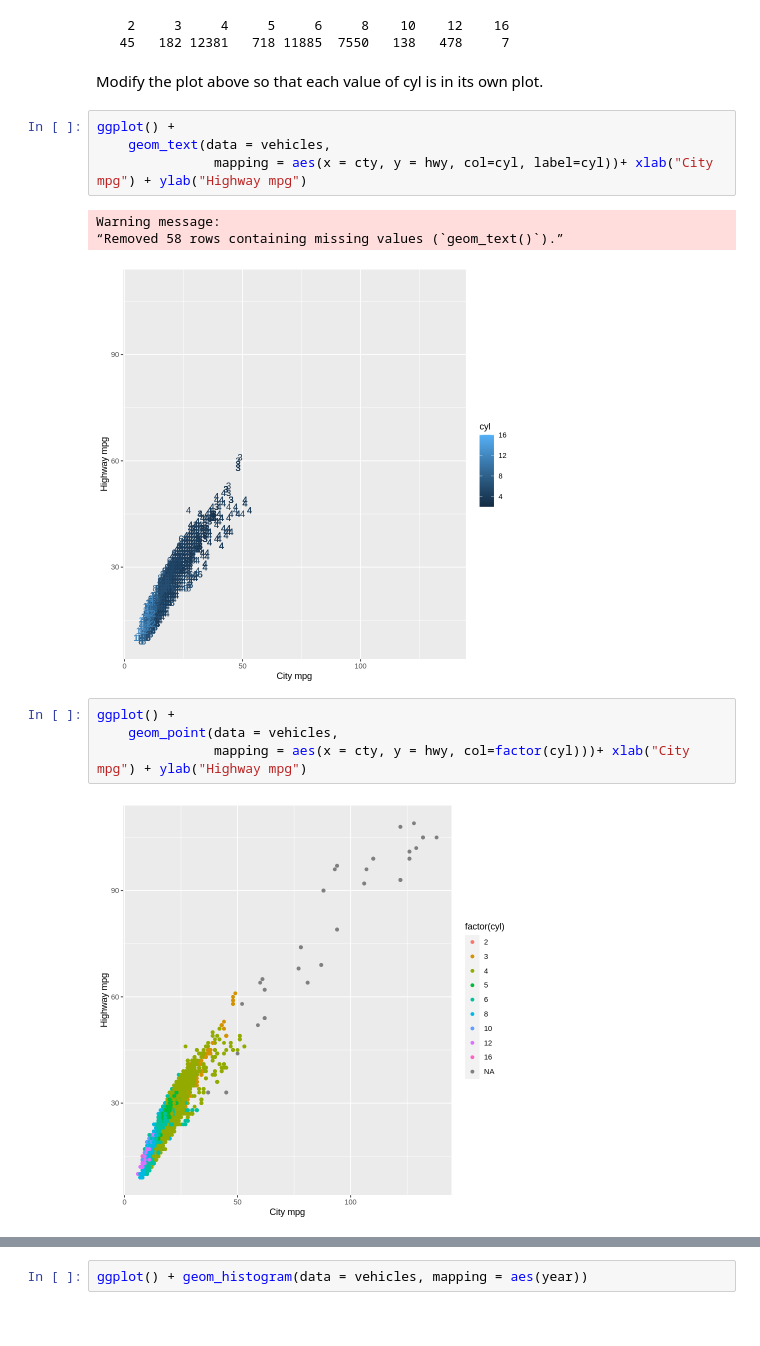
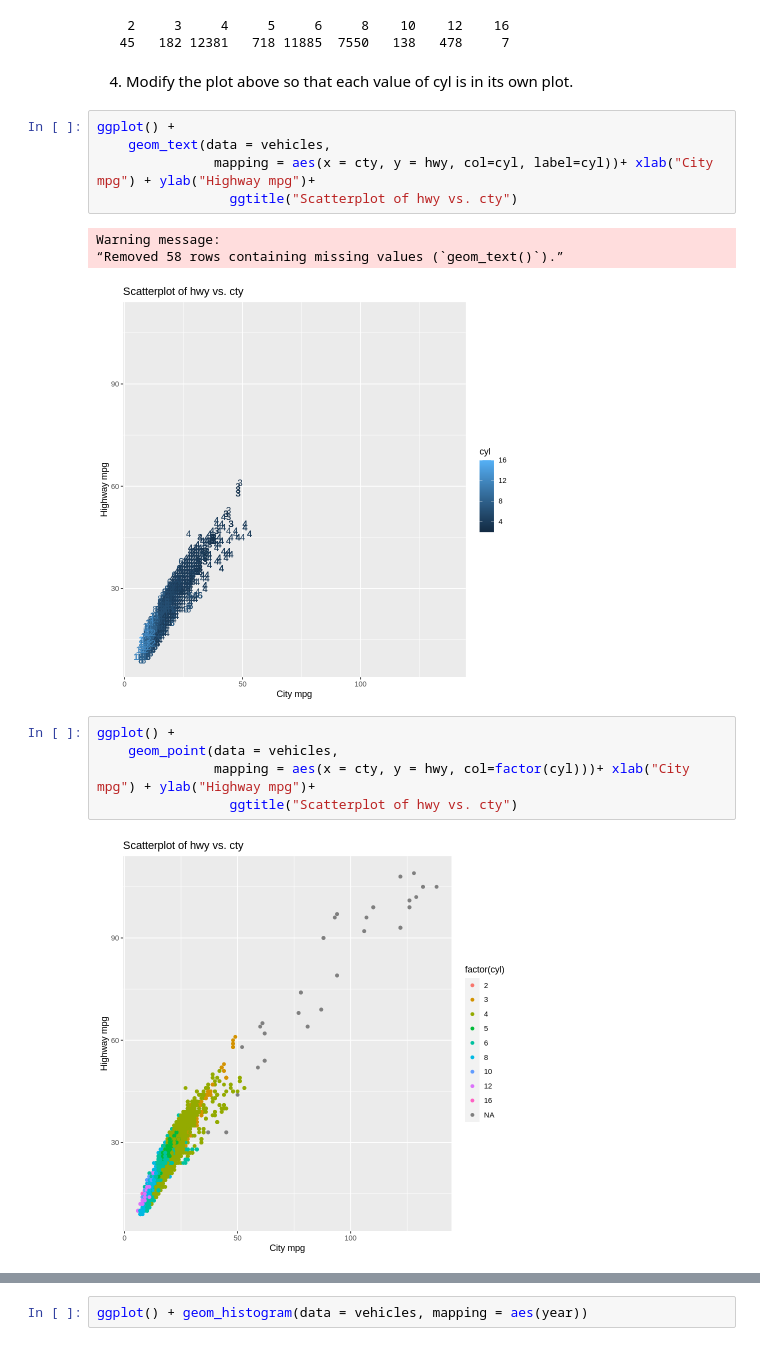
Before and after one commit to tskmr/BS, a Jupyter notebook: ex0530.ipynb, the cells around one changed output, grey strips where cells are left out. Drawn from its saved outputs; the diff is of its cells as text.

```diff
--- a/ex0530.ipynb
+++ b/ex0530.ipynb
@@ -60,19 +48,21 @@ table(vehicles$cyl)
     2     3     4     5     6     8    10    12    16
    45   182 12381   718 11885  7550   138   478     7
 # %% [markdown]
-Modify the plot above so that each value of cyl is in its own plot.
+4. Modify the plot above so that each value of cyl is in its own plot.
 # %%
 ggplot() +
     geom_text(data = vehicles,
-               mapping = aes(x = cty, y = hwy, col=cyl, label=cyl))+ xlab("City mpg") + ylab("Highway mpg")
+               mapping = aes(x = cty, y = hwy, col=cyl, label=cyl))+ xlab("City mpg") + ylab("Highway mpg")+
+                 ggtitle("Scatterplot of hwy vs. cty")
 # %% [output]
 Warning message:
 “Removed 58 rows containing missing values (`geom_text()`).”
-[figure, old version]
+[figure, new version]
 # %%
 ggplot() +
     geom_point(data = vehicles,
-               mapping = aes(x = cty, y = hwy, col=factor(cyl)))+ xlab("City mpg") + ylab("Highway mpg")
+               mapping = aes(x = cty, y = hwy, col=factor(cyl)))+ xlab("City mpg") + ylab("Highway mpg")+
+                 ggtitle("Scatterplot of hwy vs. cty")
 # %% [output]
-[figure, old version]
+[figure, new version]
 # %% [markdown]
```
Also changed, not shown: parts of 21 cells of this notebook.
